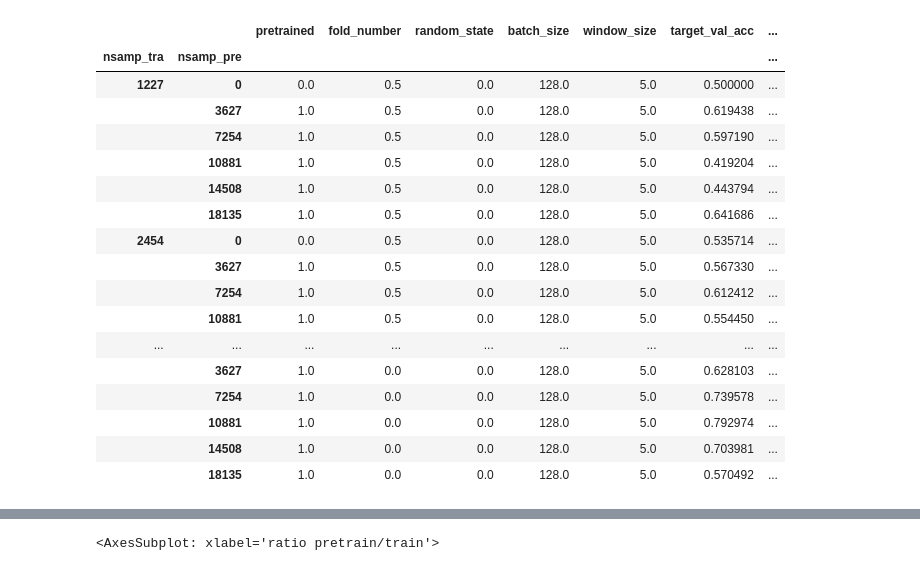
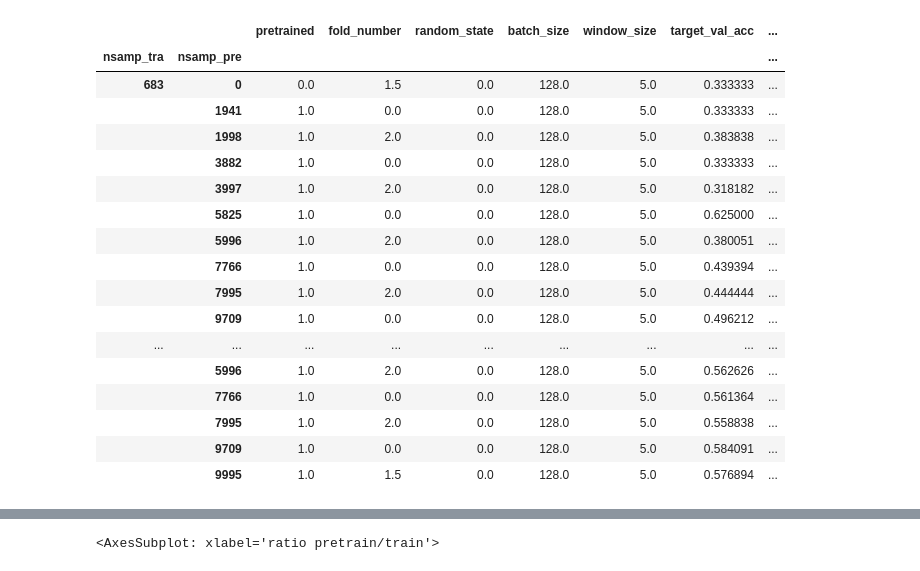
Before and after one commit to mbisan/s3ts, a Jupyter notebook: graphs.ipynb, the cells around one changed output, grey strips where cells are left out. Cells and saved outputs as stored; diff of their text form; code cells hidden in the pictures.

```diff
--- a/graphs.ipynb
+++ b/graphs.ipynb
@@ -8,7 +8,7 @@ import numpy as np
 import itertools
 # %%
 folder = Path("results_synced/atlas_ratio/")
-datasets = ["GunPoint"]#, "Coffee"]
+datasets = ["GunPoint", "Coffee"]
 encoders = ["CNN_DFS"]
 folds = 5
 
@@ -19,25 +19,25 @@ for dataset, encoder in itertools.product(datasets, encoders):
     dfs.append(pd.concat([pd.read_csv(p) for p in paths]))
 df = pd.concat(dfs, ignore_index=True)
 # %%
-ds = "GunPoint"
+ds = "Coffee"
 df = df[df["dataset"] == ds]
 df.groupby(["nsamp_tra", "nsamp_pre"]).mean()
 # %% [output]
 |  |  | pretrained | fold_number | random_state | batch_size | window_size | target_val_acc | ... |
 | nsamp_tra | nsamp_pre |  |  |  |  |  |  | ... |
-| 1227 | 0 | 0.0 | 0.5 | 0.0 | 128.0 | 5.0 | 0.500000 | ... |
-|  | 3627 | 1.0 | 0.5 | 0.0 | 128.0 | 5.0 | 0.619438 | ... |
-|  | 7254 | 1.0 | 0.5 | 0.0 | 128.0 | 5.0 | 0.597190 | ... |
-|  | 10881 | 1.0 | 0.5 | 0.0 | 128.0 | 5.0 | 0.419204 | ... |
-|  | 14508 | 1.0 | 0.5 | 0.0 | 128.0 | 5.0 | 0.443794 | ... |
-|  | 18135 | 1.0 | 0.5 | 0.0 | 128.0 | 5.0 | 0.641686 | ... |
-| 2454 | 0 | 0.0 | 0.5 | 0.0 | 128.0 | 5.0 | 0.535714 | ... |
-|  | 3627 | 1.0 | 0.5 | 0.0 | 128.0 | 5.0 | 0.567330 | ... |
-|  | 7254 | 1.0 | 0.5 | 0.0 | 128.0 | 5.0 | 0.612412 | ... |
-|  | 10881 | 1.0 | 0.5 | 0.0 | 128.0 | 5.0 | 0.554450 | ... |
+| 683 | 0 | 0.0 | 1.5 | 0.0 | 128.0 | 5.0 | 0.333333 | ... |
+|  | 1941 | 1.0 | 0.0 | 0.0 | 128.0 | 5.0 | 0.333333 | ... |
+|  | 1998 | 1.0 | 2.0 | 0.0 | 128.0 | 5.0 | 0.383838 | ... |
+|  | 3882 | 1.0 | 0.0 | 0.0 | 128.0 | 5.0 | 0.333333 | ... |
+|  | 3997 | 1.0 | 2.0 | 0.0 | 128.0 | 5.0 | 0.318182 | ... |
+|  | 5825 | 1.0 | 0.0 | 0.0 | 128.0 | 5.0 | 0.625000 | ... |
+|  | 5996 | 1.0 | 2.0 | 0.0 | 128.0 | 5.0 | 0.380051 | ... |
+|  | 7766 | 1.0 | 0.0 | 0.0 | 128.0 | 5.0 | 0.439394 | ... |
+|  | 7995 | 1.0 | 2.0 | 0.0 | 128.0 | 5.0 | 0.444444 | ... |
+|  | 9709 | 1.0 | 0.0 | 0.0 | 128.0 | 5.0 | 0.496212 | ... |
 | ... | ... | ... | ... | ... | ... | ... | ... | ... |
-|  | 3627 | 1.0 | 0.0 | 0.0 | 128.0 | 5.0 | 0.628103 | ... |
-|  | 7254 | 1.0 | 0.0 | 0.0 | 128.0 | 5.0 | 0.739578 | ... |
-|  | 10881 | 1.0 | 0.0 | 0.0 | 128.0 | 5.0 | 0.792974 | ... |
-|  | 14508 | 1.0 | 0.0 | 0.0 | 128.0 | 5.0 | 0.703981 | ... |
-|  | 18135 | 1.0 | 0.0 | 0.0 | 128.0 | 5.0 | 0.570492 | ... |
+|  | 5996 | 1.0 | 2.0 | 0.0 | 128.0 | 5.0 | 0.562626 | ... |
+|  | 7766 | 1.0 | 0.0 | 0.0 | 128.0 | 5.0 | 0.561364 | ... |
+|  | 7995 | 1.0 | 2.0 | 0.0 | 128.0 | 5.0 | 0.558838 | ... |
+|  | 9709 | 1.0 | 0.0 | 0.0 | 128.0 | 5.0 | 0.584091 | ... |
+|  | 9995 | 1.0 | 1.5 | 0.0 | 128.0 | 5.0 | 0.576894 | ... |
```
Also changed, not shown: parts of 4 cells of this notebook, 7 other files.
